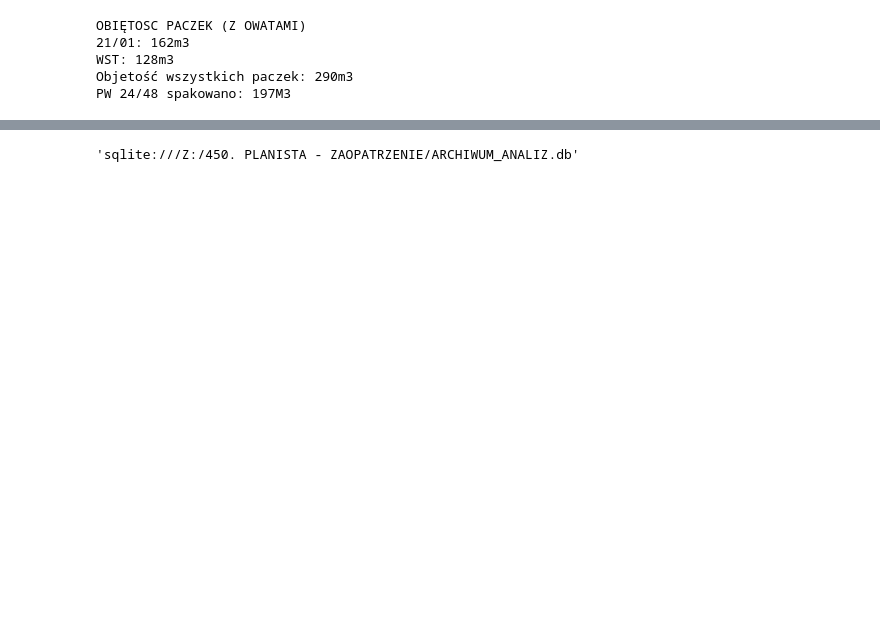
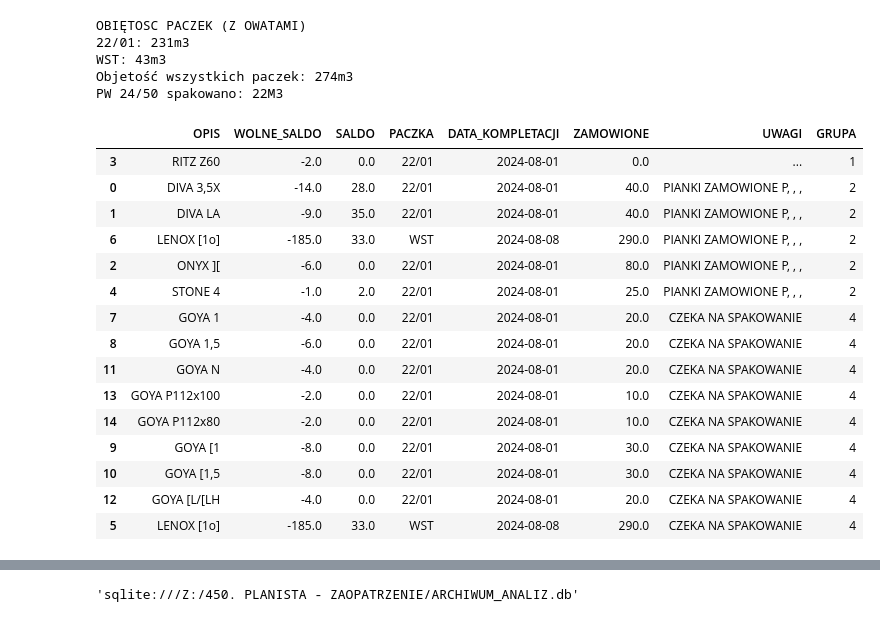
Before and after one commit to Mogarthron/Magazynier, a Jupyter notebook: ANALIZA_PIANEK.ipynb, the cells around one changed output, grey strips where cells are left out. Saved outputs shown, nothing was run; the diff lists cells and outputs as text; code cells hidden in the pictures; blank space fills up the shorter version.

```diff
--- a/ANALIZA_PIANEK.ipynb
+++ b/ANALIZA_PIANEK.ipynb
@@ -4,17 +4,34 @@ from Pianki.Analiza_pianek.funkcje_analizy_pianek import *
 
 # pd.set_option()
 # %%
-Podsumowanie_paczek_i_Pw("24/48")
+Podsumowanie_paczek_i_Pw("24/50")
 # %% [output]
 OBIĘTOSC PACZEK (Z OWATAMI)
-21/01: 162m3
-WST: 128m3
-Objetość wszystkich paczek: 290m3
-PW 24/48 spakowano: 197M3
+22/01: 231m3
+WST: 43m3
+Objetość wszystkich paczek: 274m3
+PW 24/50 spakowano: 22M3
 # %%
 br = Braki(WOLNE="SALDO")[0] #USUNAC PROBLEM Z DUBLUJACYMI SIE ZAMOWIANIAMI(JEDNO DOSTARCZONE DRUGIE W DRODZE TWORZĄ SIĘ DWIE POZYCJE)
 br.sort_values(by=["GRUPA", "OPIS"])
-br.to_excel("BRAKI.xlsx")
+# br.to_excel("BRAKI.xlsx")
+# %% [output]
+|  | OPIS | WOLNE_SALDO | SALDO | PACZKA | DATA_KOMPLETACJI | ZAMOWIONE | UWAGI | GRUPA |
+| 3 | RITZ Z60 | -2.0 | 0.0 | 22/01 | 2024-08-01 | 0.0 | ... | 1 |
+| 0 | DIVA 3,5X | -14.0 | 28.0 | 22/01 | 2024-08-01 | 40.0 | PIANKI ZAMOWIONE P, , , | 2 |
+| 1 | DIVA LA | -9.0 | 35.0 | 22/01 | 2024-08-01 | 40.0 | PIANKI ZAMOWIONE P, , , | 2 |
+| 6 | LENOX [1o] | -185.0 | 33.0 | WST | 2024-08-08 | 290.0 | PIANKI ZAMOWIONE P, , , | 2 |
+| 2 | ONYX ][ | -6.0 | 0.0 | 22/01 | 2024-08-01 | 80.0 | PIANKI ZAMOWIONE P, , , | 2 |
+| 4 | STONE 4 | -1.0 | 2.0 | 22/01 | 2024-08-01 | 25.0 | PIANKI ZAMOWIONE P, , , | 2 |
+| 7 | GOYA 1 | -4.0 | 0.0 | 22/01 | 2024-08-01 | 20.0 | CZEKA NA SPAKOWANIE | 4 |
+| 8 | GOYA 1,5 | -6.0 | 0.0 | 22/01 | 2024-08-01 | 20.0 | CZEKA NA SPAKOWANIE | 4 |
+| 11 | GOYA N | -4.0 | 0.0 | 22/01 | 2024-08-01 | 20.0 | CZEKA NA SPAKOWANIE | 4 |
+| 13 | GOYA P112x100 | -2.0 | 0.0 | 22/01 | 2024-08-01 | 10.0 | CZEKA NA SPAKOWANIE | 4 |
+| 14 | GOYA P112x80 | -2.0 | 0.0 | 22/01 | 2024-08-01 | 10.0 | CZEKA NA SPAKOWANIE | 4 |
+| 9 | GOYA [1 | -8.0 | 0.0 | 22/01 | 2024-08-01 | 30.0 | CZEKA NA SPAKOWANIE | 4 |
+| 10 | GOYA [1,5 | -8.0 | 0.0 | 22/01 | 2024-08-01 | 30.0 | CZEKA NA SPAKOWANIE | 4 |
+| 12 | GOYA [L/[LH | -4.0 | 0.0 | 22/01 | 2024-08-01 | 20.0 | CZEKA NA SPAKOWANIE | 4 |
+| 5 | LENOX [1o] | -185.0 | 33.0 | WST | 2024-08-08 | 290.0 | CZEKA NA SPAKOWANIE | 4 |
 # %%
 Zagrozone(WOLNE="SALDO")
 zgr = Zagrozone(False,WOLNE="SALDO")
```
Also changed, not shown: parts of 6 cells of this notebook.
